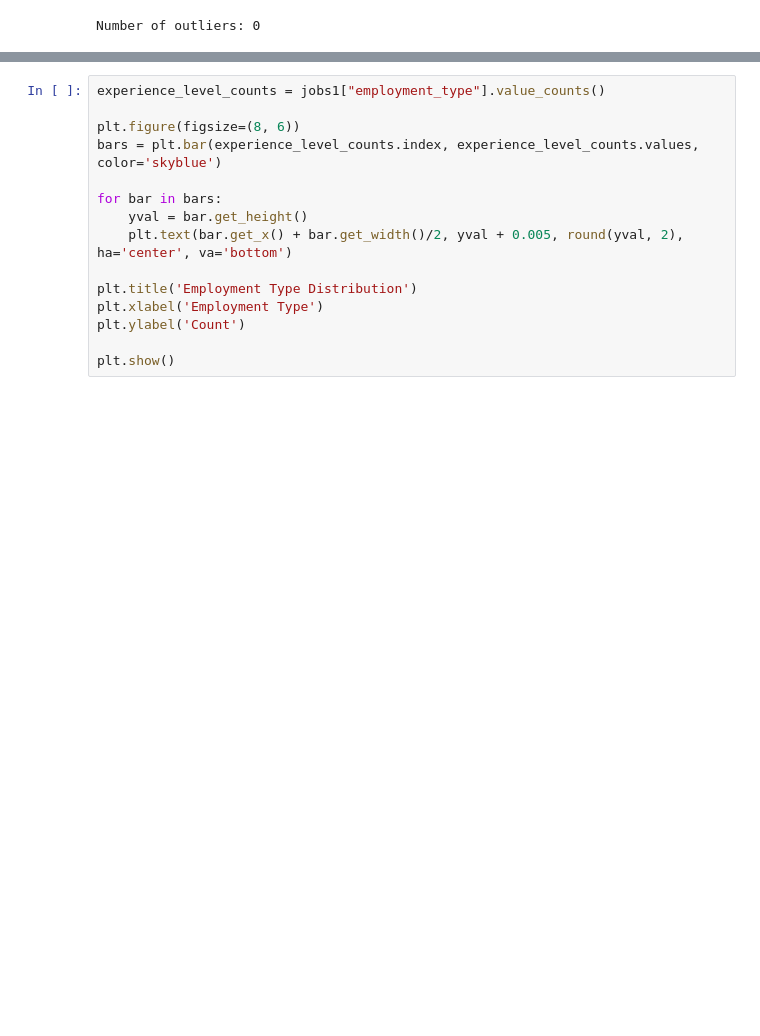
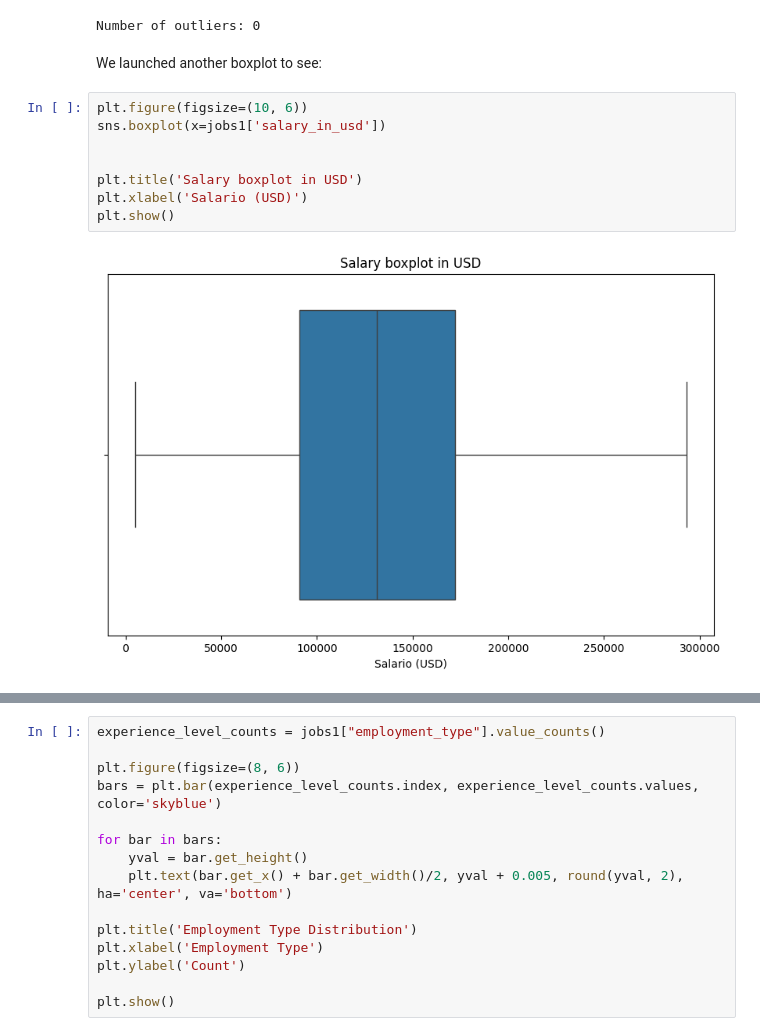
Before and after one commit to mdlangeles/Linkedin_Job_Postings_ETL, a Jupyter notebook: Notebooks/API_eda.ipynb, the cells around one changed output, grey strips where cells are left out. Drawn from its saved outputs; the diff is of its cells as text; blank space fills up the shorter version.

```diff
--- a/Notebooks/API_eda.ipynb
+++ b/Notebooks/API_eda.ipynb
@@ -321,3 +349,15 @@ num_outliers = outliers.shape[0]
 print(f"Number of outliers: {num_outliers}")
 # %% [output]
 Number of outliers: 0
+# %% [markdown]
+We launched another boxplot to see:
+# %%
+plt.figure(figsize=(10, 6))
+sns.boxplot(x=jobs1['salary_in_usd'])
+
+
+plt.title('Salary boxplot in USD')
+plt.xlabel('Salario (USD)')
+plt.show()
+# %% [output]
+[figure, added]
```
Also changed, not shown: parts of 40 cells of this notebook, 2 other files.
